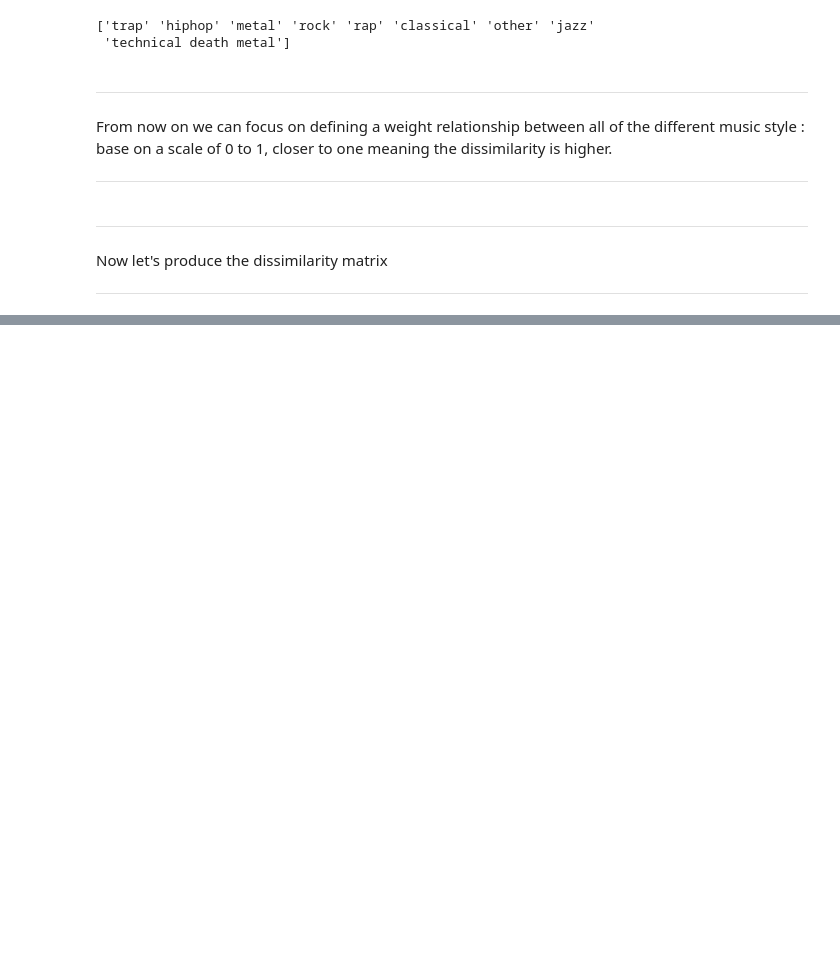
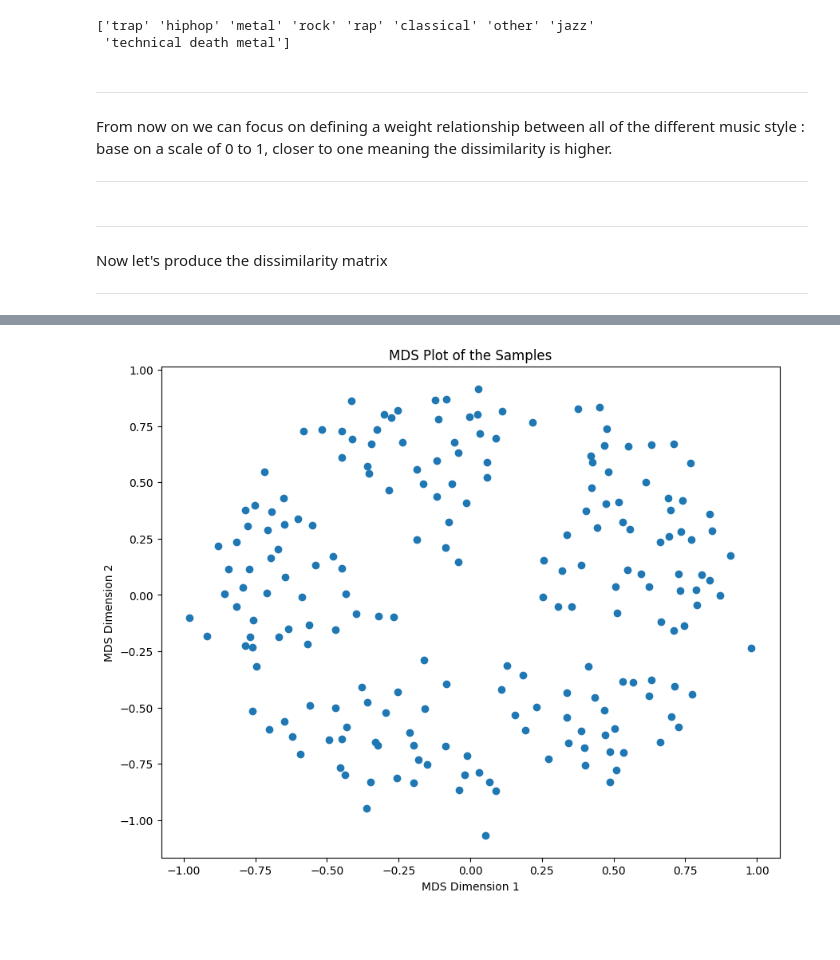
Before and after one commit to Eddymalloc/TEK_Supervised, a Jupyter notebook: EX_02/ex_02.ipynb, the cells around one changed output, grey strips where cells are left out. Saved outputs shown, nothing was run; the diff lists cells and outputs as text; code cells hidden in the pictures; blank space fills up the shorter version.

```diff
--- a/EX_02/ex_02.ipynb
+++ b/EX_02/ex_02.ipynb
@@ -151,0 +179,15 @@ np.save('dissimilarity_matrix.npy', dissimilarity_matrix)
+# %%
+# MDS STUFFS
+mds = MDS(n_components=2, dissimilarity="precomputed")
+mds_coords = mds.fit_transform(dissimilarity_matrix)  # Fit and transform the dissimilarity matrix
+# Plotting
+plt.figure(figsize=(10, 8))
+plt.scatter(mds_coords[:, 0], mds_coords[:, 1])
+plt.title("MDS Plot of the Samples")
+plt.xlabel("MDS Dimension 1")
+plt.ylabel("MDS Dimension 2")
+plt.show()
+# %% [output]
+[figure, added]
+# %% [markdown]
+###
```
Also changed, not shown: parts of 4 cells of this notebook, 1 other file.
